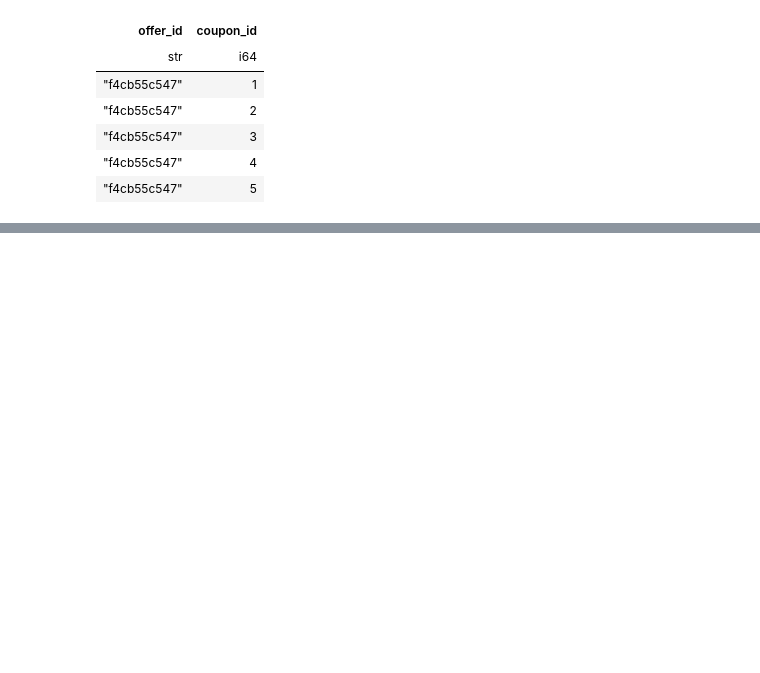
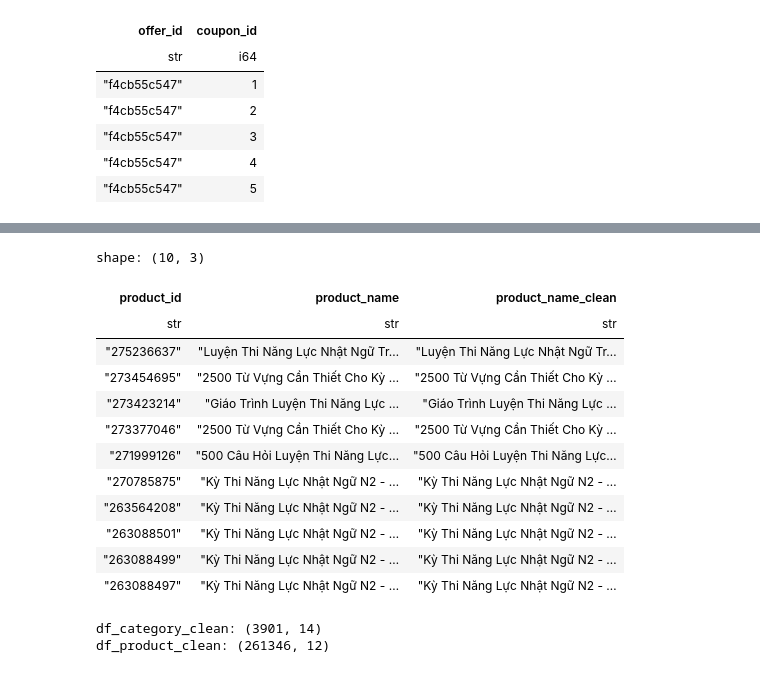
Before and after one commit to khoa26/ecommerce_analysis, a Jupyter notebook: notebooks/02_data_preprocessing.ipynb, the cells around one changed output, grey strips where cells are left out. Drawn from its saved outputs; the diff is of its cells as text; code cells hidden in the pictures; blank space fills up the shorter version.

```diff
--- a/notebooks/02_data_preprocessing.ipynb
+++ b/notebooks/02_data_preprocessing.ipynb
@@ -220,0 +277,62 @@ shape: (5, 2)
+# %%
+# Làm sạch tên sản phẩm, loại bỏ ký tự rác và cụm quảng cáo phổ biến
+def clean_product_name(name):
+    if name is None:
+        return None
+
+    name = str(name)
+    name = name.replace("\xa0", " ")
+    name = re.sub(r"\s+", " ", name).strip()
+
+    # bỏ ký tự rác phổ biến
+    name = re.sub(r"[|]+", " ", name)
+    name = re.sub(r"\s+", " ", name).strip()
+
+    # bỏ cụm quảng cáo thường gặp
+    promo_patterns = [
+        r"\bchính hãng\b",
+        r"\bfreeship\b",
+        r"\bgiao nhanh\b",
+        r"\bgiá tốt\b",
+        r"\bquà tặng\b",
+        r"\bkhuyến mãi\b",
+        r"\bgiảm\s*\d+%?\b",
+    ]
+
+    for pattern in promo_patterns:
+        name = re.sub(pattern, "", name, flags=re.IGNORECASE)
+
+    name = re.sub(r"\s+", " ", name).strip(" -–—,.;:")
+    return name if name else None
+
+df_product_clean = df_product.with_columns(
+    pl.col("product_name")
+    .map_elements(clean_product_name, return_dtype=pl.String)
+    .alias("product_name_clean")
+)
+
+df_product_clean.select([
+    "product_id",
+    "product_name",
+    "product_name_clean"
+]).head(10)
+# %% [output]
+shape: (10, 3)
+| product_id | product_name | product_name_clean |
+| str | str | str |
+| "275236637" | "Luyện Thi Năng Lực Nhật Ngữ Tr… | "Luyện Thi Năng Lực Nhật Ngữ Tr… |
+| "273454695" | "2500 Từ Vựng Cần Thiết Cho Kỳ … | "2500 Từ Vựng Cần Thiết Cho Kỳ … |
+| "273423214" | "Giáo Trình Luyện Thi Năng Lực … | "Giáo Trình Luyện Thi Năng Lực … |
+| "273377046" | "2500 Từ Vựng Cần Thiết Cho Kỳ … | "2500 Từ Vựng Cần Thiết Cho Kỳ … |
+| "271999126" | "500 Câu Hỏi Luyện Thi Năng Lực… | "500 Câu Hỏi Luyện Thi Năng Lực… |
+| "270785875" | "Kỳ Thi Năng Lực Nhật Ngữ N2 - … | "Kỳ Thi Năng Lực Nhật Ngữ N2 - … |
+| "263564208" | "Kỳ Thi Năng Lực Nhật Ngữ N2 - … | "Kỳ Thi Năng Lực Nhật Ngữ N2 - … |
+| "263088501" | "Kỳ Thi Năng Lực Nhật Ngữ N2 - … | "Kỳ Thi Năng Lực Nhật Ngữ N2 - … |
+| "263088499" | "Kỳ Thi Năng Lực Nhật Ngữ N2 - … | "Kỳ Thi Năng Lực Nhật Ngữ N2 - … |
+| "263088497" | "Kỳ Thi Năng Lực Nhật Ngữ N2 - … | "Kỳ Thi Năng Lực Nhật Ngữ N2 - … |
+# %%
+print("df_category_clean:", df_category_clean.shape)
+print("df_product_clean:", df_product_clean.shape)
+# %% [output]
+df_category_clean: (3901, 14)
+df_product_clean: (261346, 12)
```
Also changed, not shown: parts of 4 cells of this notebook, 1 other file.
